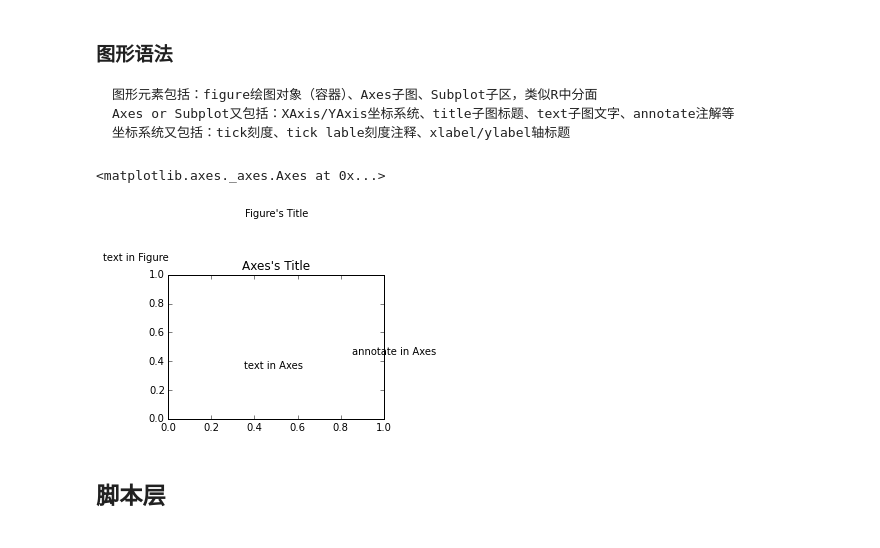
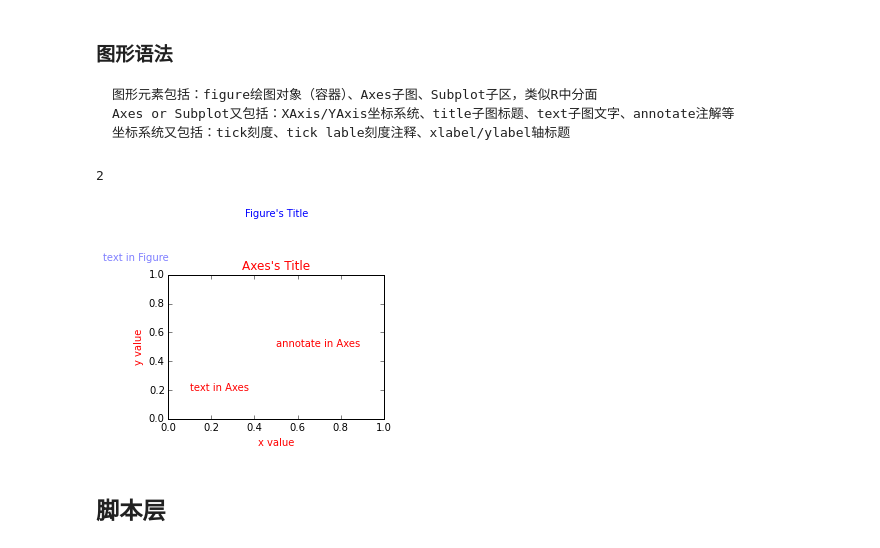
Before and after one commit to yejinlei/about-python, a Jupyter notebook: 科学计算/matplotlib绘图.ipynb, the cells around one changed output. Cells and saved outputs as stored; diff of their text form; code cells hidden in the pictures.

Commit message:
Figure对象属性，拓扑结构等

```diff
--- a/科学计算/matplotlib绘图.ipynb
+++ b/科学计算/matplotlib绘图.ipynb
@@ -98,20 +118,38 @@ Image(filename=u"..\images\matplotlib绘图元素拓扑结构.png")
     Axes or Subplot又包括：XAxis/YAxis坐标系统、title子图标题、text子图文字、annotate注解等
     坐标系统又包括：tick刻度、tick lable刻度注释、xlabel/ylabel轴标题
 # %%
+from matplotlib.backends.backend_agg import FigureCanvasAgg as FigureCanvas
 from matplotlib.pylab import *
 
-fig = figure()                                   #-创建figure绘图对象（容器）
-fig.suptitle(u"Figure's Title")                      #在figure绘图对象中创建了“文本绘图元素”，因此len(fig.texts) => 1
-fig.text(x=.1, y=.8, s='text in Figure')             #创建Text文本对象
-ax = Axes(fig, [.25, .25, .5, .5])                   #-创建Axes子图
-ax.set_title("Axes's Title")                             #此处title作为属性，而不是绘图对象，因此还是len(ax.texts) => 0
-ax.text(x=0.35, y=0.35, s='text in Axes')                #在Axes子图中创建了“文本绘图元素”，对应Text对象，len(ax.texts) => 1
-ax.annotate('annotate in Axes', (.85, .45))              #在Axes子图中创建了“注释绘图元素”，对应Text对象，len(ax.texts) => 2
+fig = plt.figure()                                   #-此处为了方便直接调用脚本层函数创建figure绘图对象（容器），后面则采用OOP方式
+
+ti = fig.suptitle(u"Figure's Title")                      #在figure绘图对象中创建了“文本绘图元素”，因此len(fig.texts) => 1
+ti.set_color('b')
+
+t = fig.text(x=.1, y=.8, s='text in Figure')             #创建Text文本对象,并设置属性
+t.set_alpha(0.5), t.set_color('b')
+
+ax = Axes(fig, [.25, .25, .5, .5])                       #-创建Axes子图
+
+t1 = ax.set_title("Axes's Title")                             #此处title作为属性，而不是绘图对象，因此还是len(ax.texts) => 0
+t1.set_color('r')
+
+t = ax.set_xlabel("x value")                                  #此处作为属性
+t.set_color('r')
+
+t = ax.set_ylabel("y value")                                 #此处作为属性
+t.set_color('r')
+
+t = ax.text(x=.1, y=.2, s='text in Axes')                    #在Axes子图中创建了“文本绘图元素”，对应Text对象，len(ax.texts) => 1
+t.set_color('r')
+
+t = ax.annotate('annotate in Axes', (.5, .5))                #在Axes子图中创建了“注释绘图元素”，对应Annotation对象，len(ax.texts) => 2
+t.set_color('r')
 
 fig.add_axes(ax)
 # %% [output]
-<matplotlib.axes._axes.Axes at 0x...>
+2
-[figure, old version]
+[figure, new version]
 # %% [markdown]
 ## 脚本层
 # %%
```
Also changed, not shown: parts of 6 cells of this notebook, 3 other files.
